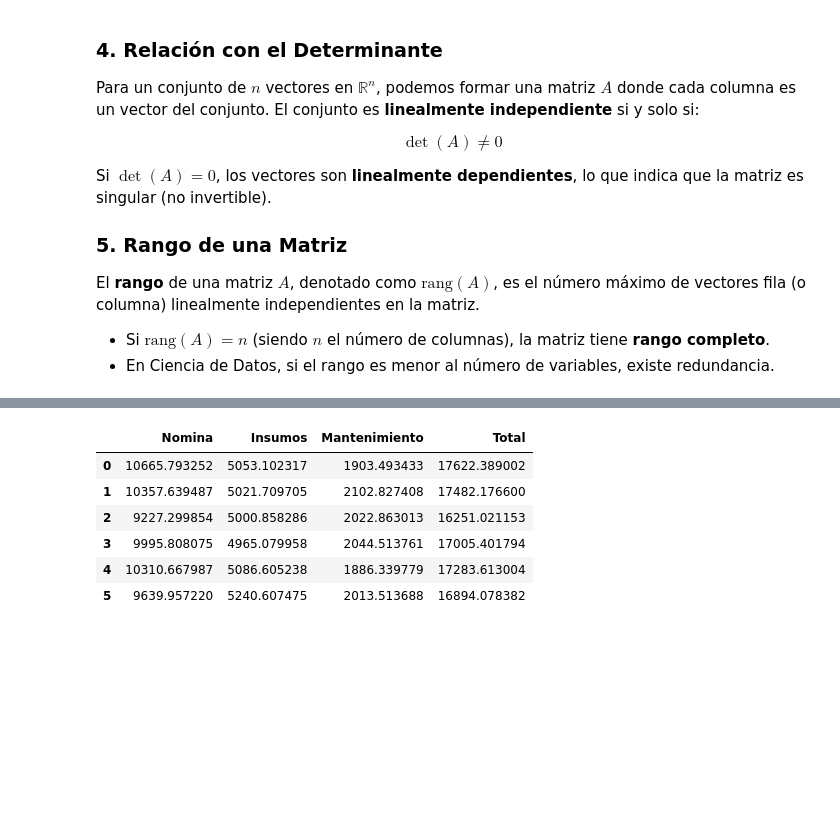
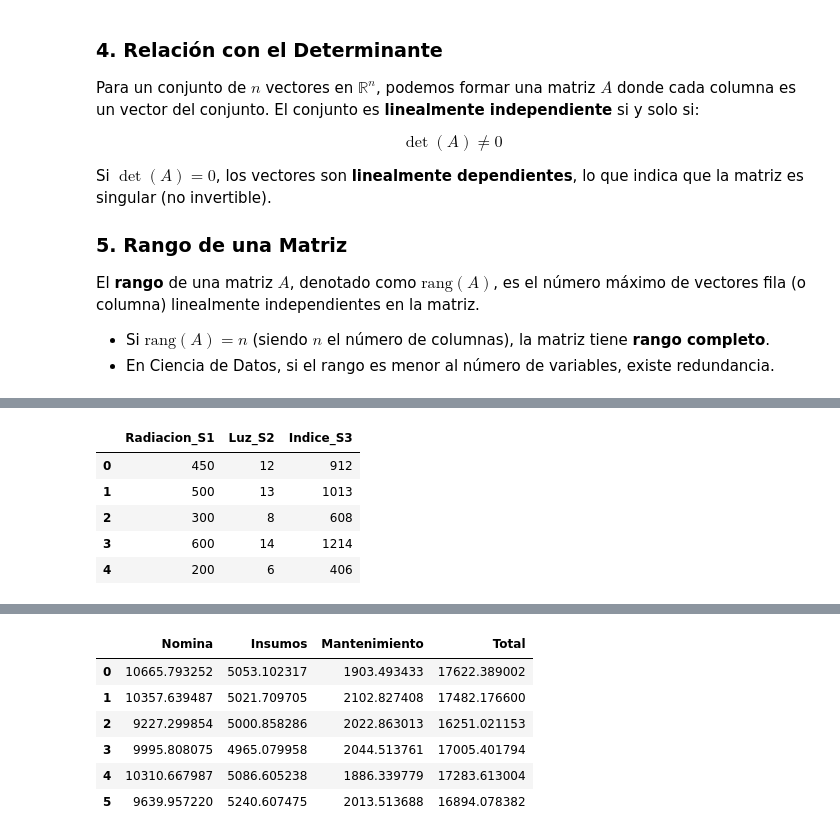
Before and after one commit to marco-canas/linear_algebra, a Jupyter notebook: 3_clases_segun_clara_mejia_laverde/1_cap/4_modulo/4_modulo.ipynb, the cells around one changed output, grey strips where cells are left out. Saved outputs shown, nothing was run; the diff lists cells and outputs as text; code cells hidden in the pictures; blank space fills up the shorter version.

```diff
--- a/3_clases_segun_clara_mejia_laverde/1_cap/4_modulo/4_modulo.ipynb
+++ b/3_clases_segun_clara_mejia_laverde/1_cap/4_modulo/4_modulo.ipynb
@@ -3235,0 +3366,18 @@ df_riego = pd.DataFrame(data_riego)
+# %%
+import numpy as np
+import pandas as pd
+
+data_riego = {
+    'Radiacion_S1': [450, 500, 300, 600, 200],
+    'Luz_S2': [12, 13, 8, 14, 6],
+    'Indice_S3': [912, 1013, 608, 1214, 406] # ¿Es redundante?
+}
+df_riego = pd.DataFrame(data_riego)
+df_riego
+# %% [output]
+|  | Radiacion_S1 | Luz_S2 | Indice_S3 |
+| 0 | 450 | 12 | 912 |
+| 1 | 500 | 13 | 1013 |
+| 2 | 300 | 8 | 608 |
+| 3 | 600 | 14 | 1214 |
+| 4 | 200 | 6 | 406 |
```
Also changed, not shown: parts of 68 cells of this notebook, 5 other files.
